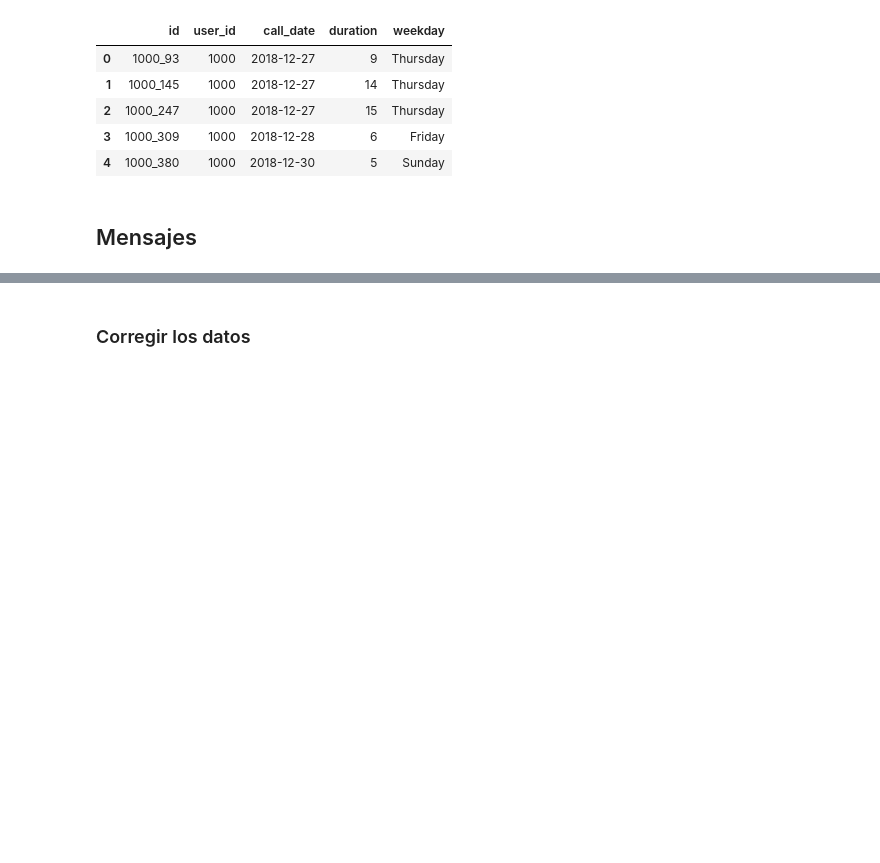
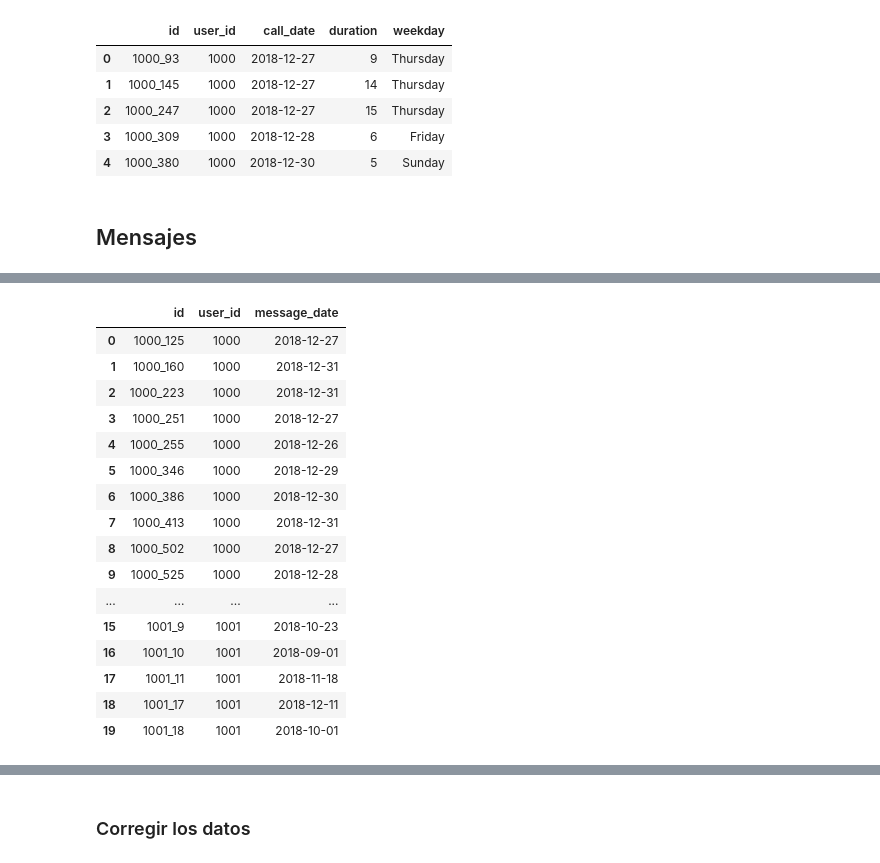
Before and after one commit to RulasBoy/TripleTen-Bootcamp, a Jupyter notebook: Sprint 5/notebook.ipynb, the cells around one changed output, grey strips where cells are left out. Saved outputs shown, nothing was run; the diff lists cells and outputs as text; code cells hidden in the pictures; blank space fills up the shorter version.

```diff
--- a/Sprint 5/notebook.ipynb
+++ b/Sprint 5/notebook.ipynb
@@ -316,4 +330,23 @@ memory usage: 5.3+ MB
 # %%
 # Imprime una muestra de datos para los mensajes
+df_messages.head(20)
+# %% [output]
+|  | id | user_id | message_date |
+| 0 | 1000_125 | 1000 | 2018-12-27 |
+| 1 | 1000_160 | 1000 | 2018-12-31 |
+| 2 | 1000_223 | 1000 | 2018-12-31 |
+| 3 | 1000_251 | 1000 | 2018-12-27 |
+| 4 | 1000_255 | 1000 | 2018-12-26 |
+| 5 | 1000_346 | 1000 | 2018-12-29 |
+| 6 | 1000_386 | 1000 | 2018-12-30 |
+| 7 | 1000_413 | 1000 | 2018-12-31 |
+| 8 | 1000_502 | 1000 | 2018-12-27 |
+| 9 | 1000_525 | 1000 | 2018-12-28 |
+| ... | ... | ... | ... |
+| 15 | 1001_9 | 1001 | 2018-10-23 |
+| 16 | 1001_10 | 1001 | 2018-09-01 |
+| 17 | 1001_11 | 1001 | 2018-11-18 |
+| 18 | 1001_17 | 1001 | 2018-12-11 |
+| 19 | 1001_18 | 1001 | 2018-10-01 |
 # %% [markdown]
 [Describe lo que ves y observas en la información general y en la muestra de datos impresa para el precio de datos anterior. ¿Hay algún problema (tipos de datos no adecuados, datos ausentes, etc.) que pudieran necesitar investigación y cambios adicionales? ¿Cómo se puede arreglar?]
```
Also changed, not shown: parts of 9 cells of this notebook.
